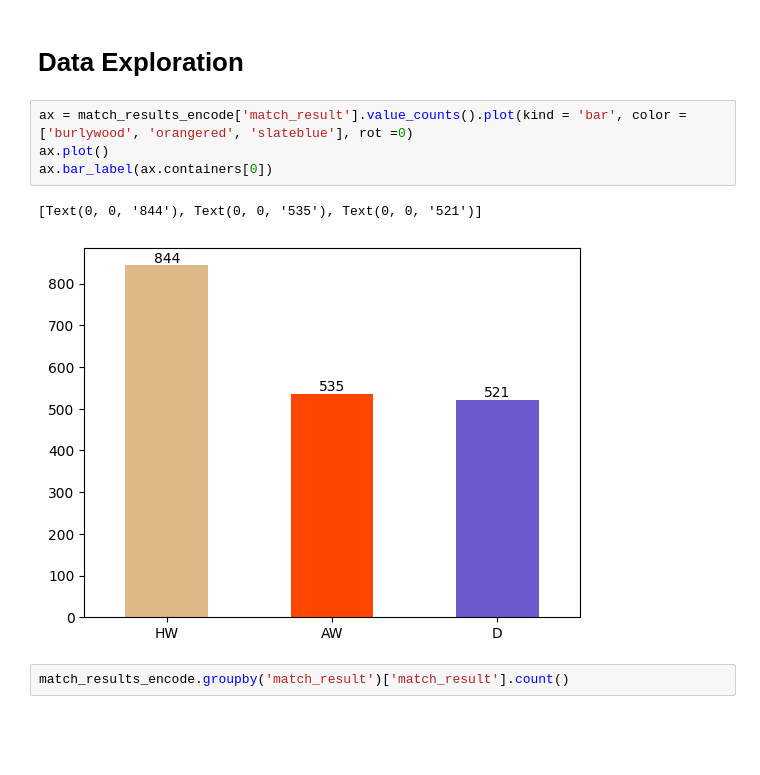
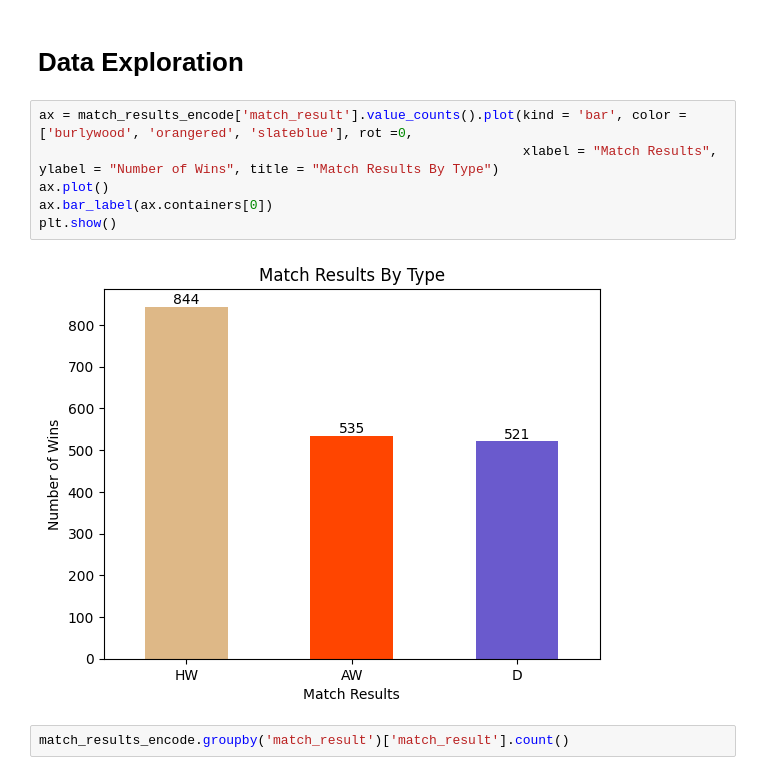
Before and after one commit to natelg1998/laligaproject, a Jupyter notebook: notebooks/data_analysis/laliga_analysis.ipynb, the cells around one changed output. Saved outputs shown, nothing was run; the diff lists cells and outputs as text; blank space fills up the shorter version.

```diff
--- a/notebooks/data_analysis/laliga_analysis.ipynb
+++ b/notebooks/data_analysis/laliga_analysis.ipynb
@@ -317,12 +317,13 @@ venue_name_San Mamés uint8
 # %% [markdown]
 # Data Exploration
 # %%
-ax = match_results_encode['match_result'].value_counts().plot(kind = 'bar', color = ['burlywood', 'orangered', 'slateblue'], rot =0)
+ax = match_results_encode['match_result'].value_counts().plot(kind = 'bar', color = ['burlywood', 'orangered', 'slateblue'], rot =0,
+                                                              xlabel = "Match Results", ylabel = "Number of Wins", title = "Match Results By Type")
 ax.plot()
 ax.bar_label(ax.containers[0])
+plt.show()
 # %% [output]
-[Text(0, 0, '844'), Text(0, 0, '535'), Text(0, 0, '521')]
-[figure, old version]
+[figure, new version]
 # %%
 match_results_encode.groupby('match_result')['match_result'].count()
 # %% [output]
```
Also changed, not shown: parts of 46 cells of this notebook, 1 other file.
